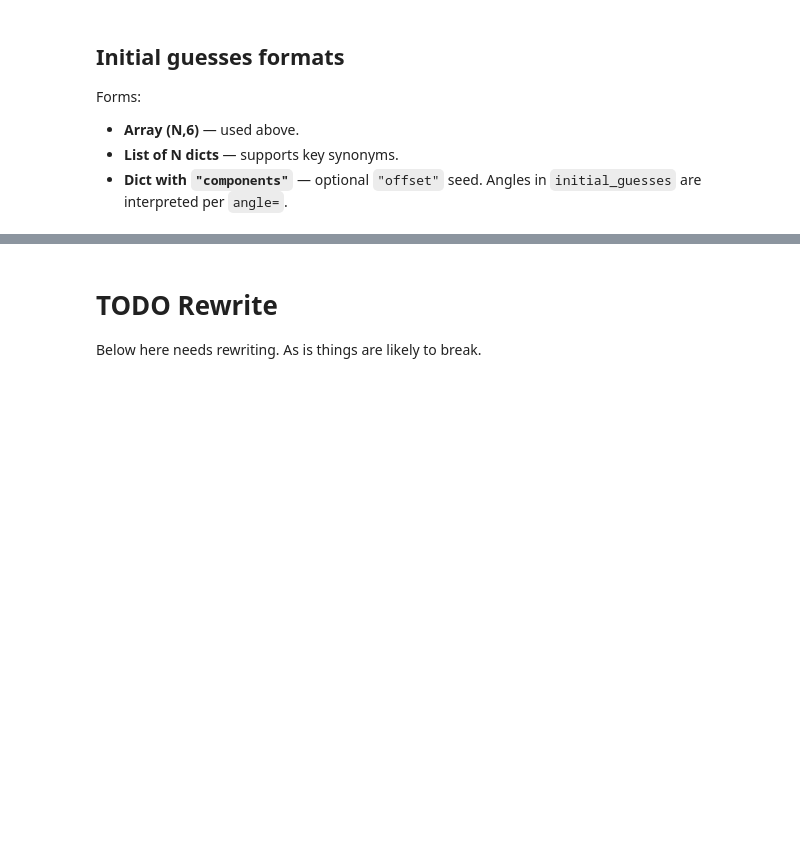
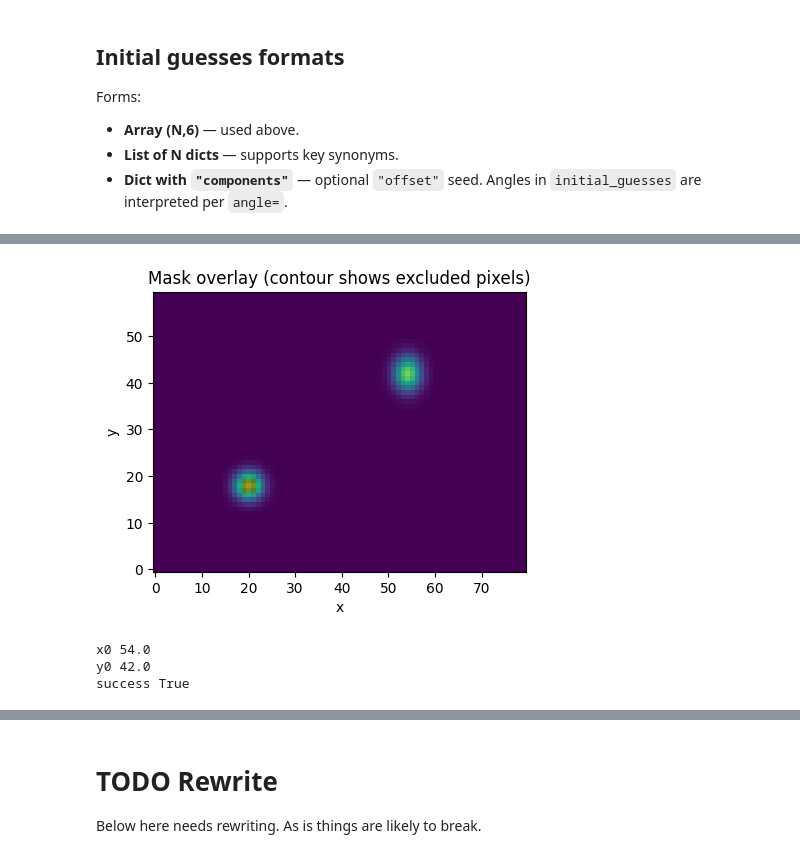
Before and after one commit to casangi/astroviper, a Jupyter notebook: docs/multi_gaussian2d_fit.ipynb, the cells around one changed output, grey strips where cells are left out. Drawn from its saved outputs; the diff is of its cells as text; code cells hidden in the pictures; blank space fills up the shorter version.

```diff
--- a/docs/multi_gaussian2d_fit.ipynb
+++ b/docs/multi_gaussian2d_fit.ipynb
@@ -650,0 +814,28 @@ We are fitting to these models:  [{'amp': 5.0, 'x0': 40, 'y0': -20, 'fwhm_major'
+# %%
+ny, nx = xda.sizes["y"], xda.sizes["x"]
+mask = np.ones((ny, nx), dtype=bool)
+mask[17:20, 19:22] = False  # exclude the brighter peak around (x≈20, y≈18)
+
+show_image_and_mask(xda, xr.DataArray(mask, dims=("y", "x")), title="Mask overlay (contour shows excluded pixels)")
+
+ds_boolmask = fit_multi_gaussian2d(
+    xda,
+    n_components=1,
+    mask=mask,            # <- boolean mask
+    coord_type="pixel",
+    return_model=False,
+    return_residual=False,
+)
+
+x0 = single_float(ds_boolmask["x0_pixel"].sel(component=0))
+y0 = single_float(ds_boolmask["y0_pixel"].sel(component=0))
+ok = bool(single_float(ds_nomask["success"]))
+
+print("x0", round(x0,3))
+print("y0", round(y0, 3))
+print("success", ok)
+# %% [output]
+[figure, added]
+x0 54.0
+y0 42.0
+success True
```
Also changed, not shown: parts of 25 cells of this notebook, 2 other files.
